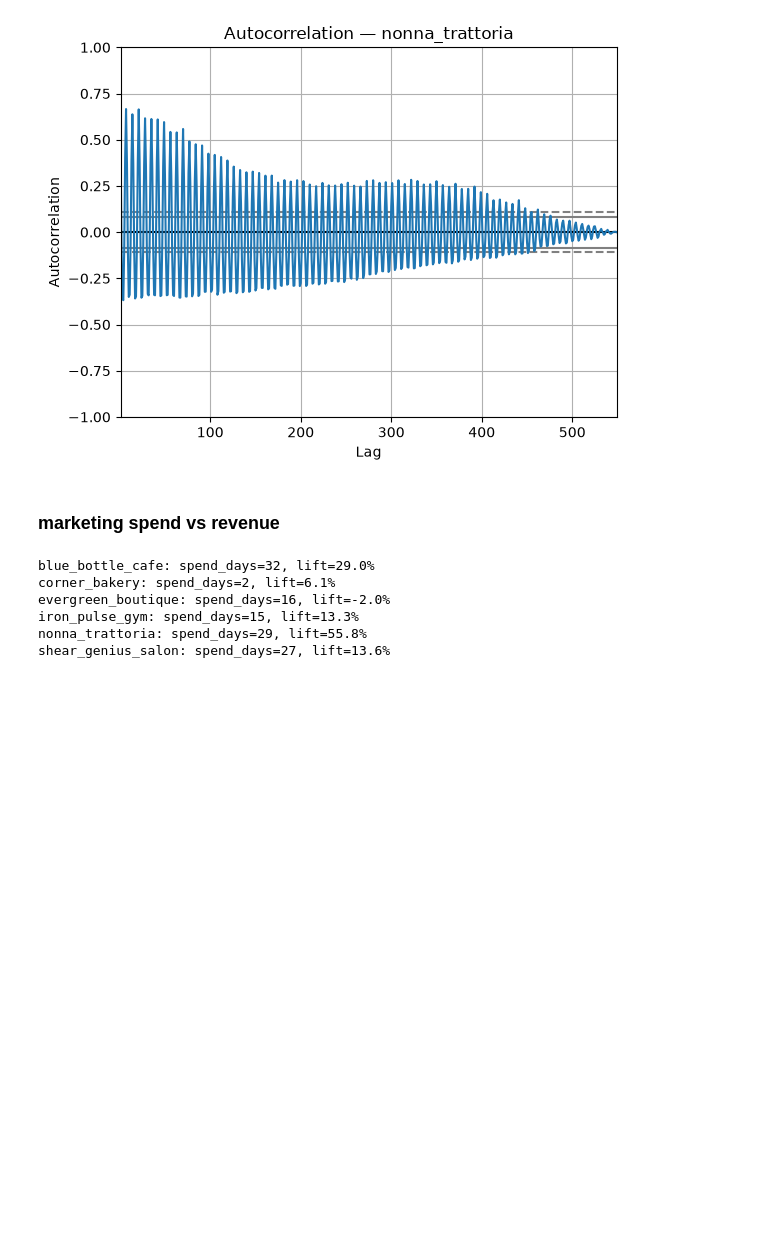
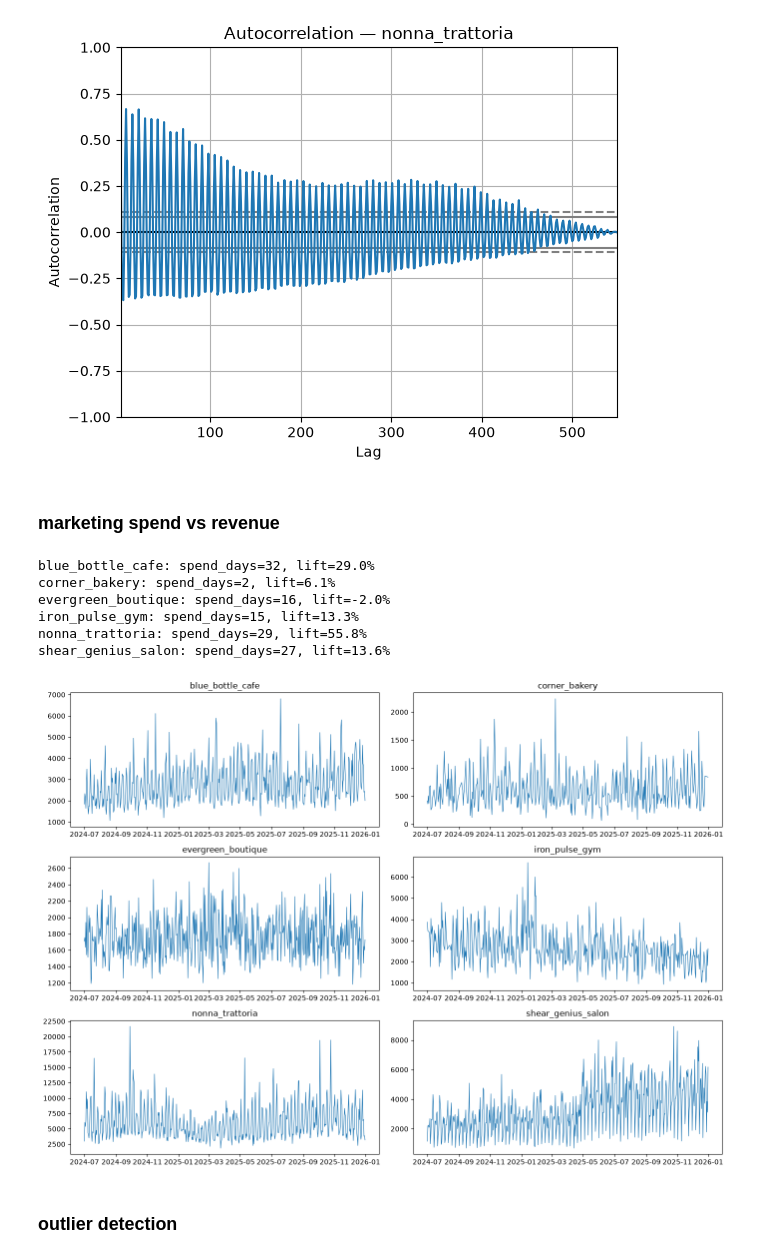
Before and after one commit to sharpeye08/ocally_assignment, a Jupyter notebook: analysis.ipynb, the cells around one changed output. Saved outputs shown, nothing was run; the diff lists cells and outputs as text; code cells hidden in the pictures; blank space fills up the shorter version.

```diff
--- a/analysis.ipynb
+++ b/analysis.ipynb
@@ -137,3 +137,19 @@ evergreen_boutique: spend_days=16, lift=-2.0%
 iron_pulse_gym: spend_days=15, lift=13.3%
 nonna_trattoria: spend_days=29, lift=55.8%
 shear_genius_salon: spend_days=27, lift=13.6%
+# %%
+fig, axes = plt.subplots(3, 2, figsize=(14, 10))
+axes = axes.flatten()
+
+for i, biz in enumerate(df["business_id"].unique()):
+    sub = df[df["business_id"] == biz].sort_values("date")
+    axes[i].plot(sub["date"], sub["revenue"], linewidth=0.8)
+    axes[i].set_title(biz)
+    axes[i].set_xlabel("")
+
+plt.tight_layout()
+plt.show()
+# %% [output]
+[figure, added]
+# %% [markdown]
+### outlier detection
```
Also changed, not shown: parts of 2 cells of this notebook, 2 other files.
